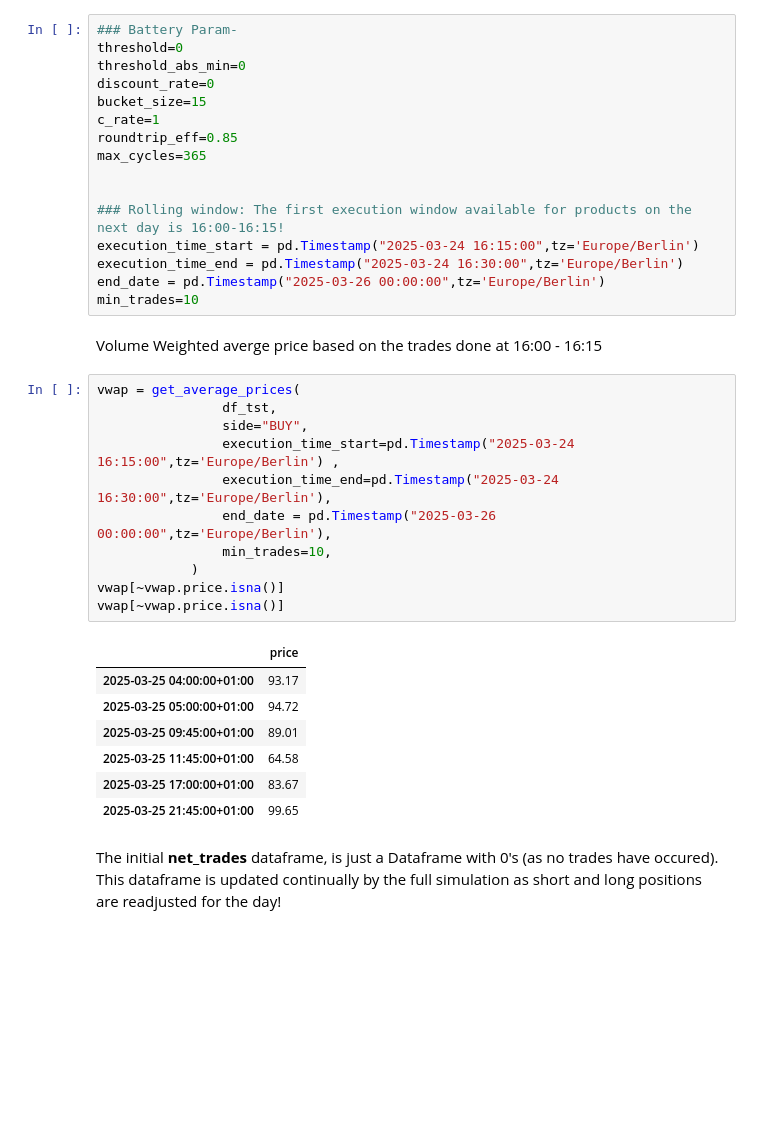
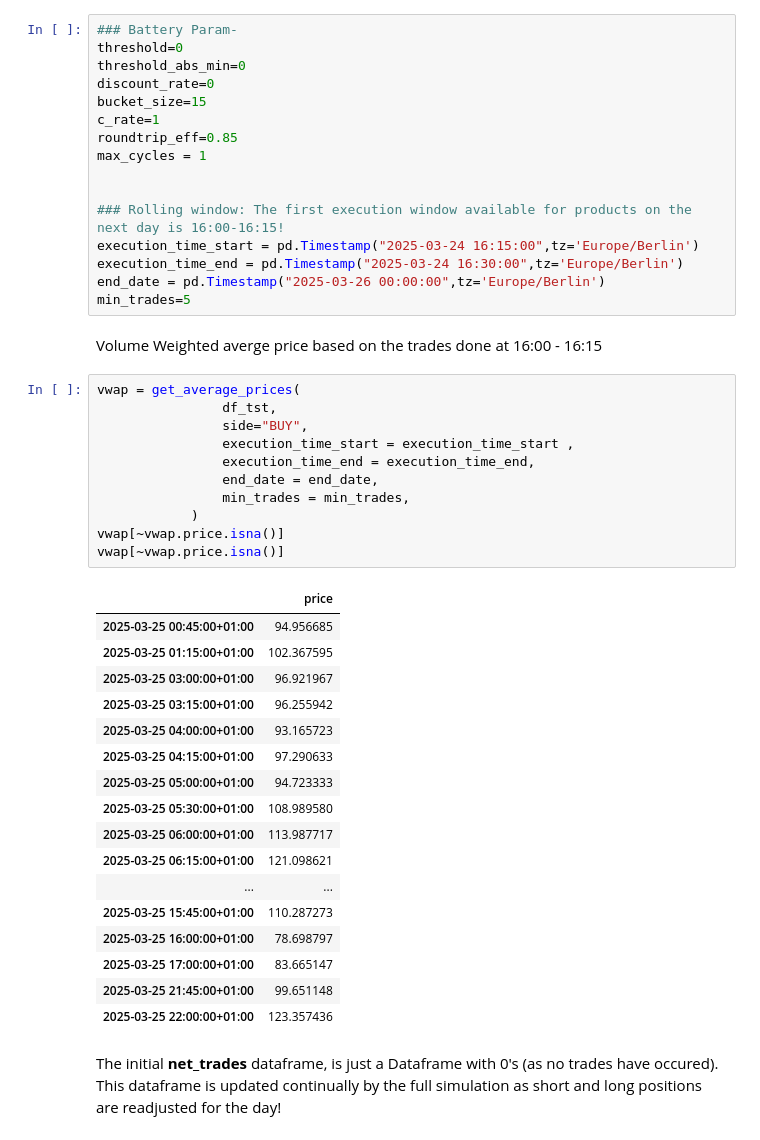
Before and after one commit to ub1999/Rolling-Intrinsic-BESS-Intraday-Trading, a Jupyter notebook: Code/Rolling Intrinsic/Rollingintrinsic_test.ipynb, the cells around one changed output. Drawn from its saved outputs; the diff is of its cells as text; blank space fills up the shorter version.

```diff
--- a/Code/Rolling Intrinsic/Rollingintrinsic_test.ipynb
+++ b/Code/Rolling Intrinsic/Rollingintrinsic_test.ipynb
@@ -133,35 +134,45 @@ discount_rate=0
 bucket_size=15
 c_rate=1
 roundtrip_eff=0.85
-max_cycles=365
+max_cycles = 1
 
 
 ### Rolling window: The first execution window available for products on the next day is 16:00-16:15!
 execution_time_start = pd.Timestamp("2025-03-24 16:15:00",tz='Europe/Berlin')
 execution_time_end = pd.Timestamp("2025-03-24 16:30:00",tz='Europe/Berlin')
 end_date = pd.Timestamp("2025-03-26 00:00:00",tz='Europe/Berlin')
-min_trades=10
+min_trades=5
 # %% [markdown]
 Volume Weighted averge price based on the trades done at 16:00 - 16:15
 # %%
 vwap = get_average_prices(
                 df_tst,
                 side="BUY",
-                execution_time_start=pd.Timestamp("2025-03-24 16:15:00",tz='Europe/Berlin') ,
-                execution_time_end=pd.Timestamp("2025-03-24 16:30:00",tz='Europe/Berlin'),
-                end_date = pd.Timestamp("2025-03-26 00:00:00",tz='Europe/Berlin'),
-                min_trades=10,
+                execution_time_start = execution_time_start ,
+                execution_time_end = execution_time_end,
+                end_date = end_date,
+                min_trades = min_trades,
             )
 vwap[~vwap.price.isna()]
 vwap[~vwap.price.isna()]
 # %% [output]
 |  | price |
-| 2025-03-25 04:00:00+01:00 | 93.17 |
-| 2025-03-25 05:00:00+01:00 | 94.72 |
-| 2025-03-25 09:45:00+01:00 | 89.01 |
-| 2025-03-25 11:45:00+01:00 | 64.58 |
-| 2025-03-25 17:00:00+01:00 | 83.67 |
-| 2025-03-25 21:45:00+01:00 | 99.65 |
+| 2025-03-25 00:45:00+01:00 | 94.956685 |
+| 2025-03-25 01:15:00+01:00 | 102.367595 |
+| 2025-03-25 03:00:00+01:00 | 96.921967 |
+| 2025-03-25 03:15:00+01:00 | 96.255942 |
+| 2025-03-25 04:00:00+01:00 | 93.165723 |
+| 2025-03-25 04:15:00+01:00 | 97.290633 |
+| 2025-03-25 05:00:00+01:00 | 94.723333 |
+| 2025-03-25 05:30:00+01:00 | 108.989580 |
+| 2025-03-25 06:00:00+01:00 | 113.987717 |
+| 2025-03-25 06:15:00+01:00 | 121.098621 |
+| ... | ... |
+| 2025-03-25 15:45:00+01:00 | 110.287273 |
+| 2025-03-25 16:00:00+01:00 | 78.698797 |
+| 2025-03-25 17:00:00+01:00 | 83.665147 |
+| 2025-03-25 21:45:00+01:00 | 99.651148 |
+| 2025-03-25 22:00:00+01:00 | 123.357436 |
 # %% [markdown]
 The initial **net_trades** dataframe, is just a Dataframe with 0's (as no trades have occured).
 This dataframe is updated continually by the full simulation as short and long positions are readjusted for the day!
```
Also changed, not shown: parts of 7 cells of this notebook.
